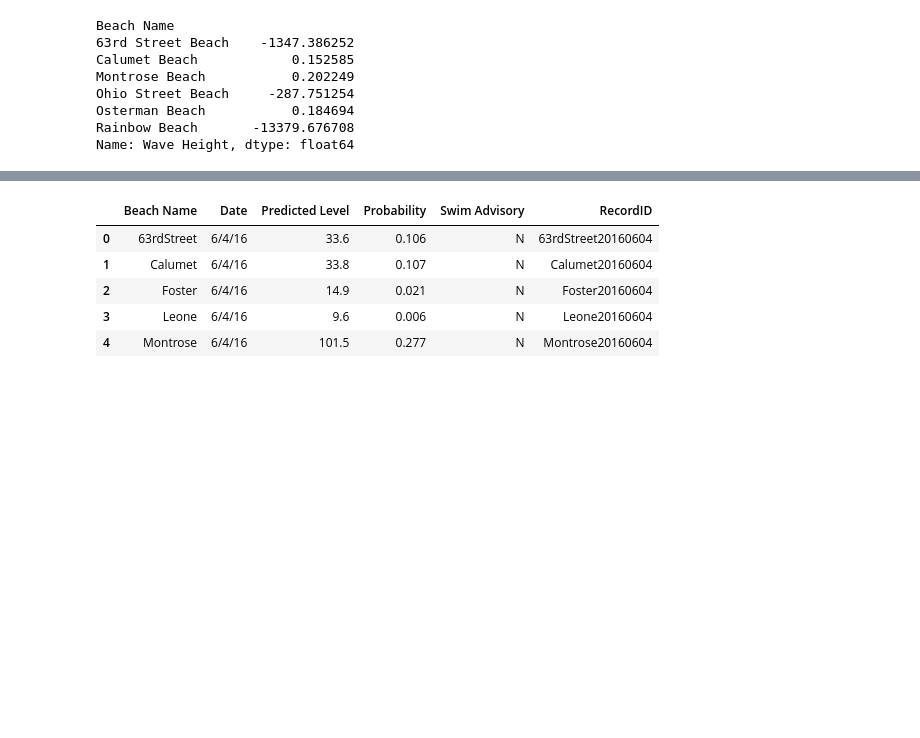
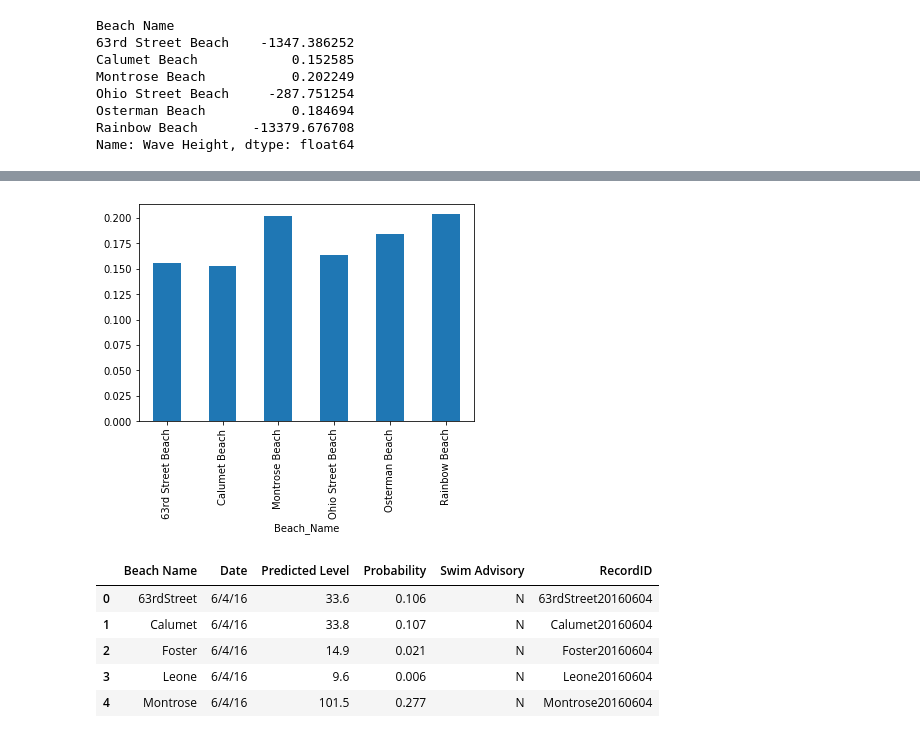
Before and after one commit to tveeder/city-beach-data-analysis, a Jupyter notebook: city_beach_analysis.ipynb, the cells around one changed output, grey strips where cells are left out. Cells and saved outputs as stored; diff of their text form; code cells hidden in the pictures; blank space fills up the shorter version.

```diff
--- a/city_beach_analysis.ipynb
+++ b/city_beach_analysis.ipynb
@@ -81,0 +136,2 @@ Name: Wave Height, dtype: float64
+# %%
+beach_quality_df.columns = [c.replace(' ', '_') for c in beach_quality_df.columns]
@@ -81,0 +178,3 @@ Name: Wave Height, dtype: float64
+# %%
+newdf=beach_quality_df[beach_quality_df.Wave_Height > 0]
+newdf
@@ -81,0 +195,3 @@ Name: Wave Height, dtype: float64
+# %%
+Wave_Height = newdf.groupby("Beach_Name")["Wave_Height"].mean()
+Wave_Height
@@ -82,3 +207,7 @@ Name: Wave Height, dtype: float64
+# %%
+xwaves = Wave_Height.plot.bar()
+# %% [output]
+[figure, added]
 # %%
 beach_advisory_df = pd.read_csv('Resources/Beach_Swim_Advisories.csv')
 beach_advisory_df.head()
```
Also changed, not shown: parts of 15 cells of this notebook, 1 other file.
